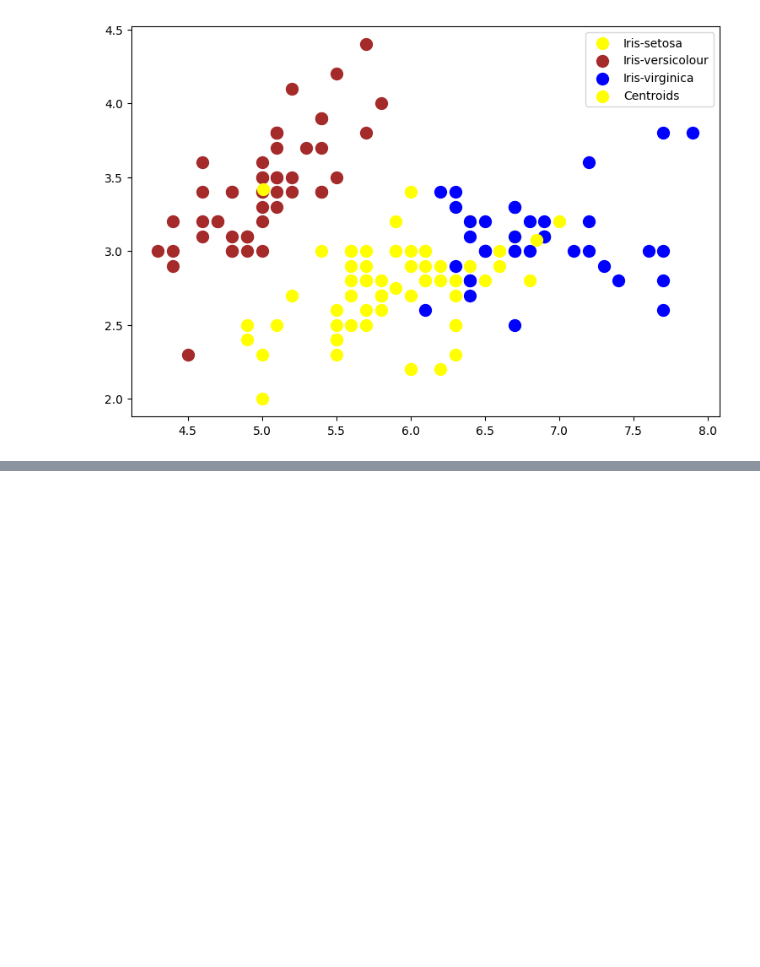
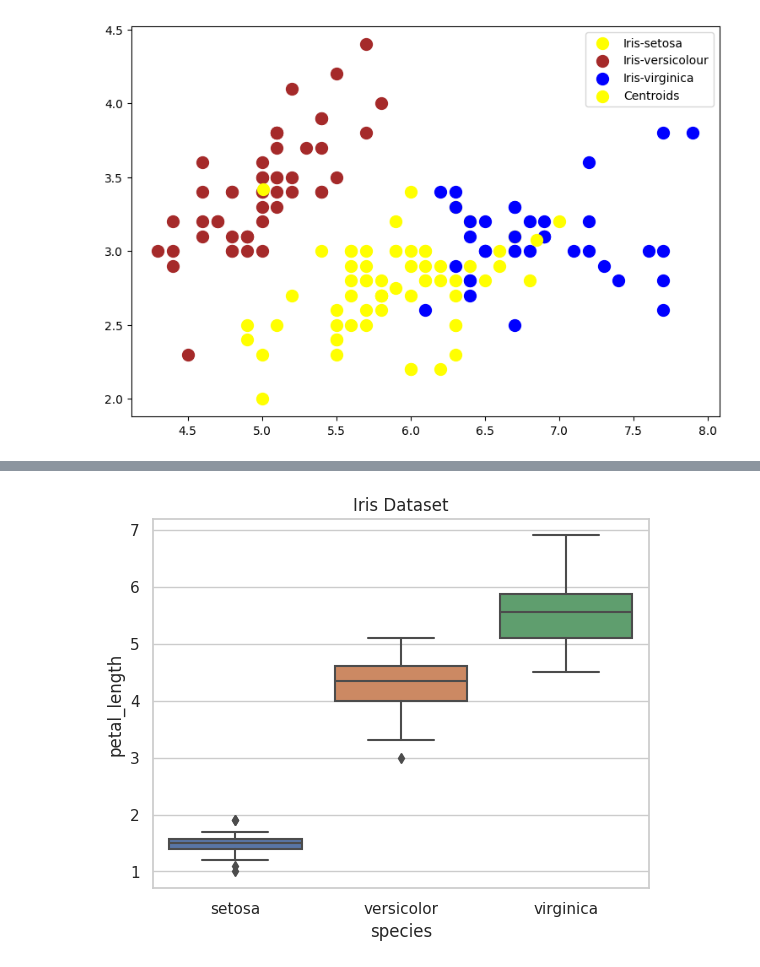
Before and after one commit to padmashree1995/sparks-foundation, a Jupyter notebook: task2_prediction_using_unsupervised_ML.ipynb, the cells around one changed output, grey strips where cells are left out. Drawn from its saved outputs; the diff is of its cells as text; code cells hidden in the pictures; blank space fills up the shorter version.

```diff
--- a/task2_prediction_using_unsupervised_ML.ipynb
+++ b/task2_prediction_using_unsupervised_ML.ipynb
@@ -184,0 +215,6 @@ plt.show()
+# %%
+sns.boxplot(x='species',y='petal_length',data=iris)
+plt.title("Iris Dataset")
+plt.show()
+# %% [output]
+[figure, added]
```
Also changed, not shown: parts of 8 cells of this notebook.
